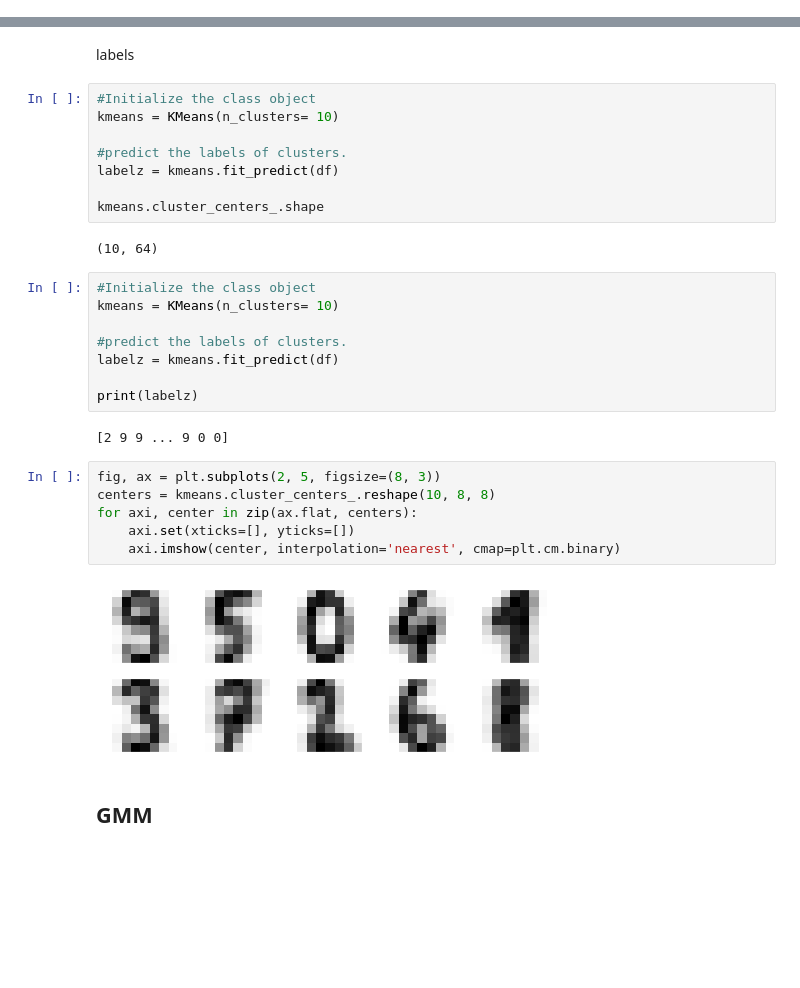
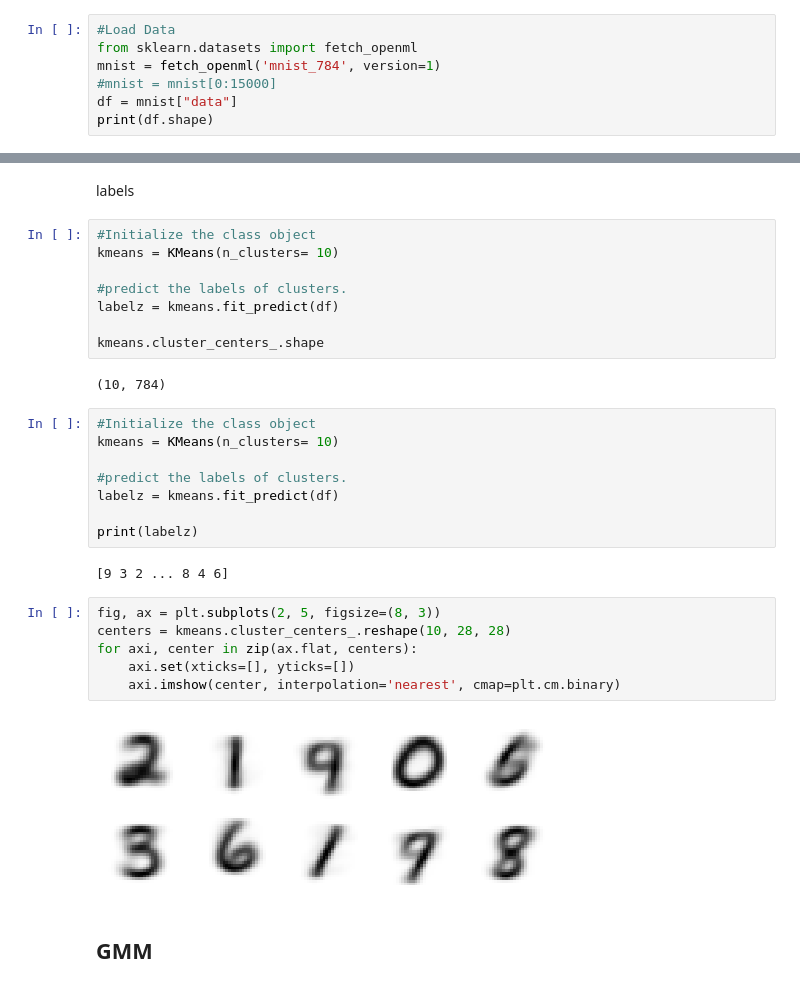
Before and after one commit to allyryry/3950_Asn3_Clustering, a Jupyter notebook: cluster_asn NEW.ipynb, the cells around one changed output, grey strips where cells are left out. Saved outputs shown, nothing was run; the diff lists cells and outputs as text; blank space fills up the shorter version.

```diff
--- a/cluster_asn NEW.ipynb
+++ b/cluster_asn NEW.ipynb
@@ -65,0 +64,7 @@ df.shape
+# %%
+#Load Data
+from sklearn.datasets import fetch_openml
+mnist = fetch_openml('mnist_784', version=1)
+#mnist = mnist[0:15000]
+df = mnist["data"]
+print(df.shape)
@@ -78,7 +85,7 @@ labelz = kmeans.fit_predict(df)
 
 kmeans.cluster_centers_.shape
 # %% [output]
-(10, 64)
+(10, 784)
 # %%
 #Initialize the class object
 kmeans = KMeans(n_clusters= 10)
@@ -88,15 +95,15 @@ labelz = kmeans.fit_predict(df)
 
 print(labelz)
 # %% [output]
-[2 9 9 ... 9 0 0]
+[9 3 2 ... 8 4 6]
 # %%
 fig, ax = plt.subplots(2, 5, figsize=(8, 3))
-centers = kmeans.cluster_centers_.reshape(10, 8, 8)
+centers = kmeans.cluster_centers_.reshape(10, 28, 28)
 for axi, center in zip(ax.flat, centers):
     axi.set(xticks=[], yticks=[])
     axi.imshow(center, interpolation='nearest', cmap=plt.cm.binary)
 # %% [output]
-[figure, old version]
+[figure, new version]
 # %% [markdown]
 <h2>GMM
 # %%
```
Also changed, not shown: parts of 4 cells of this notebook.
